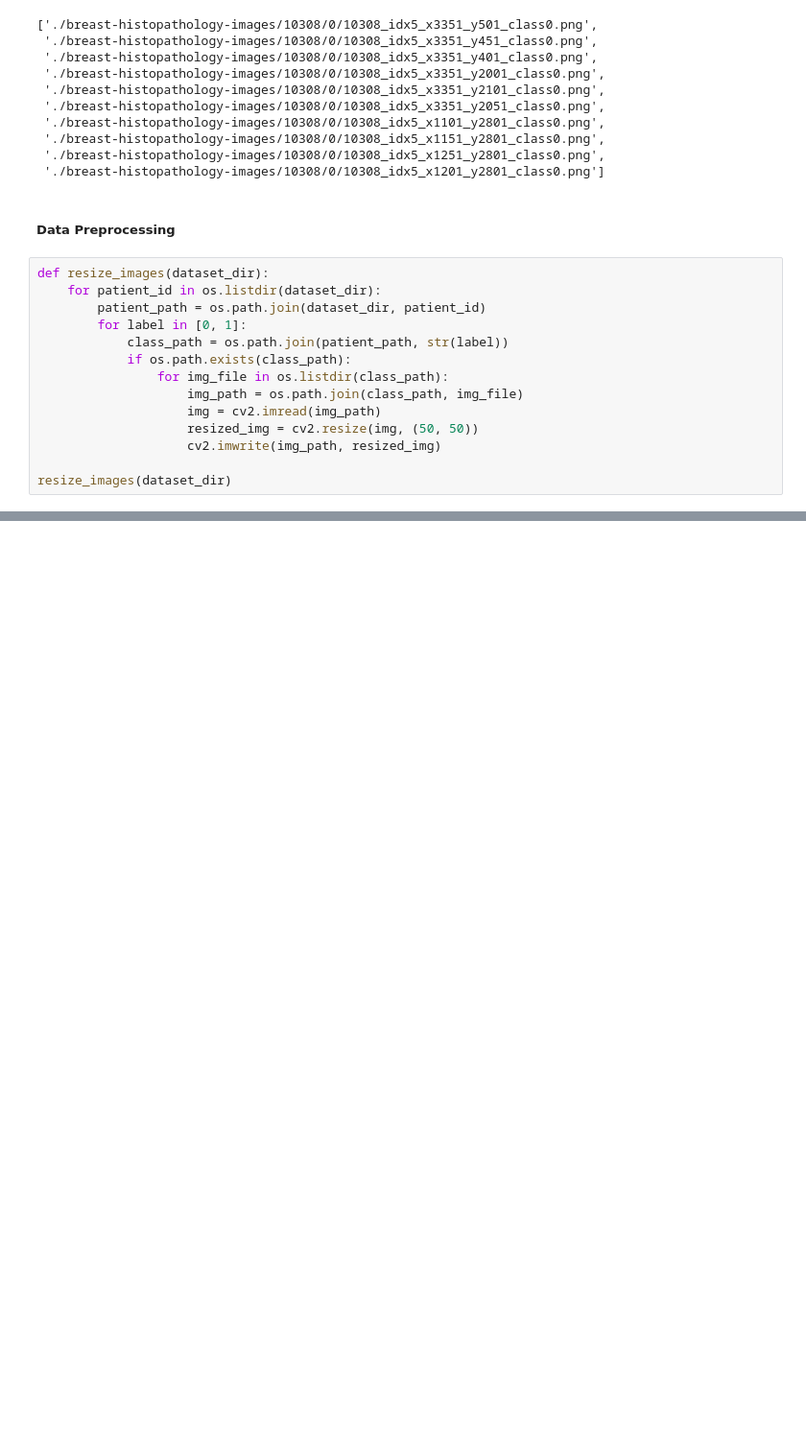
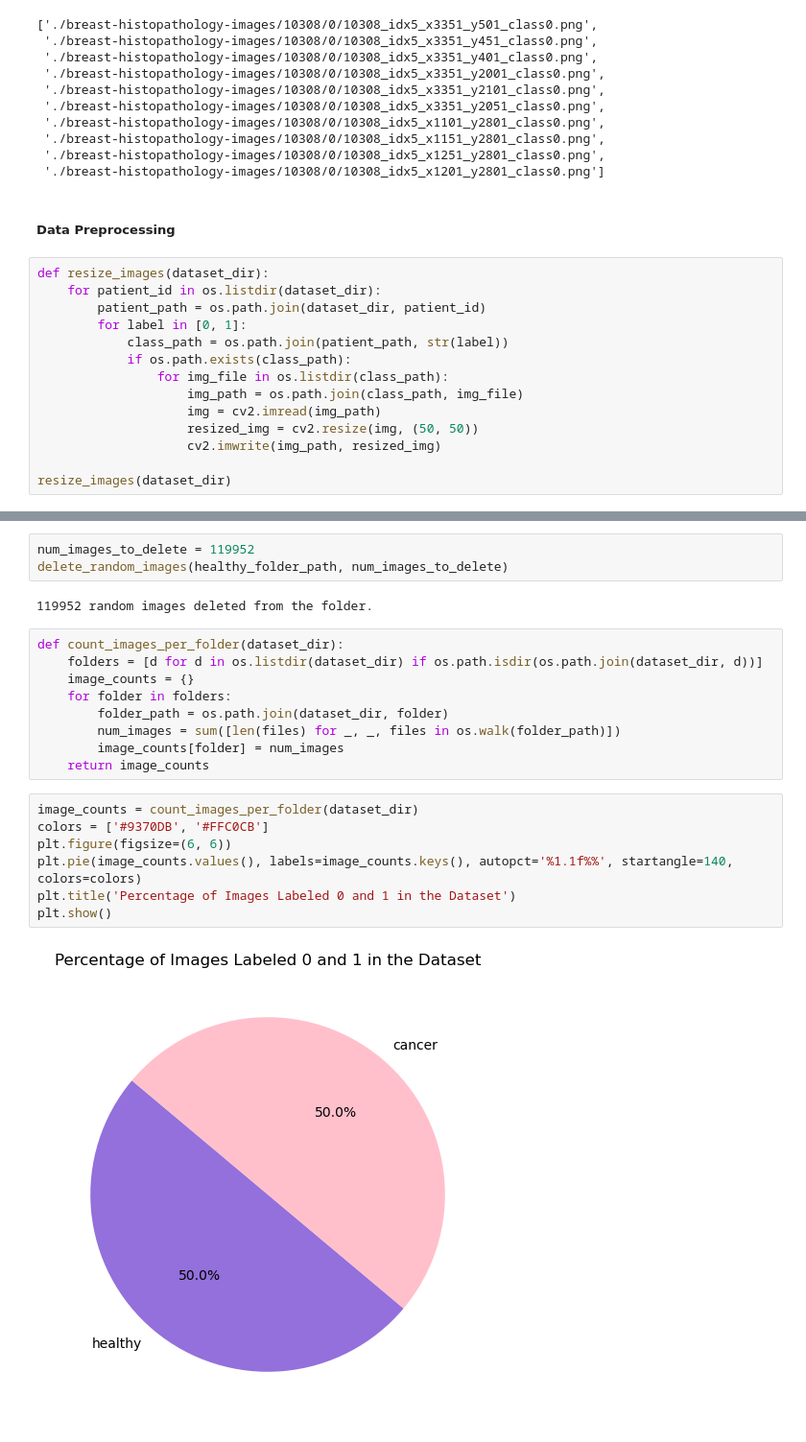
Before and after one commit to iremhttp/Breast-Cancer-Detection, a Jupyter notebook: main.ipynb, the cells around one changed output, grey strips where cells are left out. Shown at 96% size. Cells and saved outputs as stored; diff of their text form; blank space fills up the shorter version.

```diff
--- a/main.ipynb
+++ b/main.ipynb
@@ -399,0 +420,23 @@ random_augmented(dataset_dir)
+# %%
+num_images_to_delete = 119952
+delete_random_images(healthy_folder_path, num_images_to_delete)
+# %% [output]
+119952 random images deleted from the folder.
+# %%
+def count_images_per_folder(dataset_dir):
+    folders = [d for d in os.listdir(dataset_dir) if os.path.isdir(os.path.join(dataset_dir, d))]
+    image_counts = {}
+    for folder in folders:
+        folder_path = os.path.join(dataset_dir, folder)
+        num_images = sum([len(files) for _, _, files in os.walk(folder_path)])
+        image_counts[folder] = num_images
+    return image_counts
+# %%
+image_counts = count_images_per_folder(dataset_dir)
+colors = ['#9370DB', '#FFC0CB']
+plt.figure(figsize=(6, 6))
+plt.pie(image_counts.values(), labels=image_counts.keys(), autopct='%1.1f%%', startangle=140,  colors=colors)
+plt.title('Percentage of Images Labeled 0 and 1 in the Dataset')
+plt.show()
+# %% [output]
+[figure, added]
```
Also changed, not shown: parts of 20 cells of this notebook.
